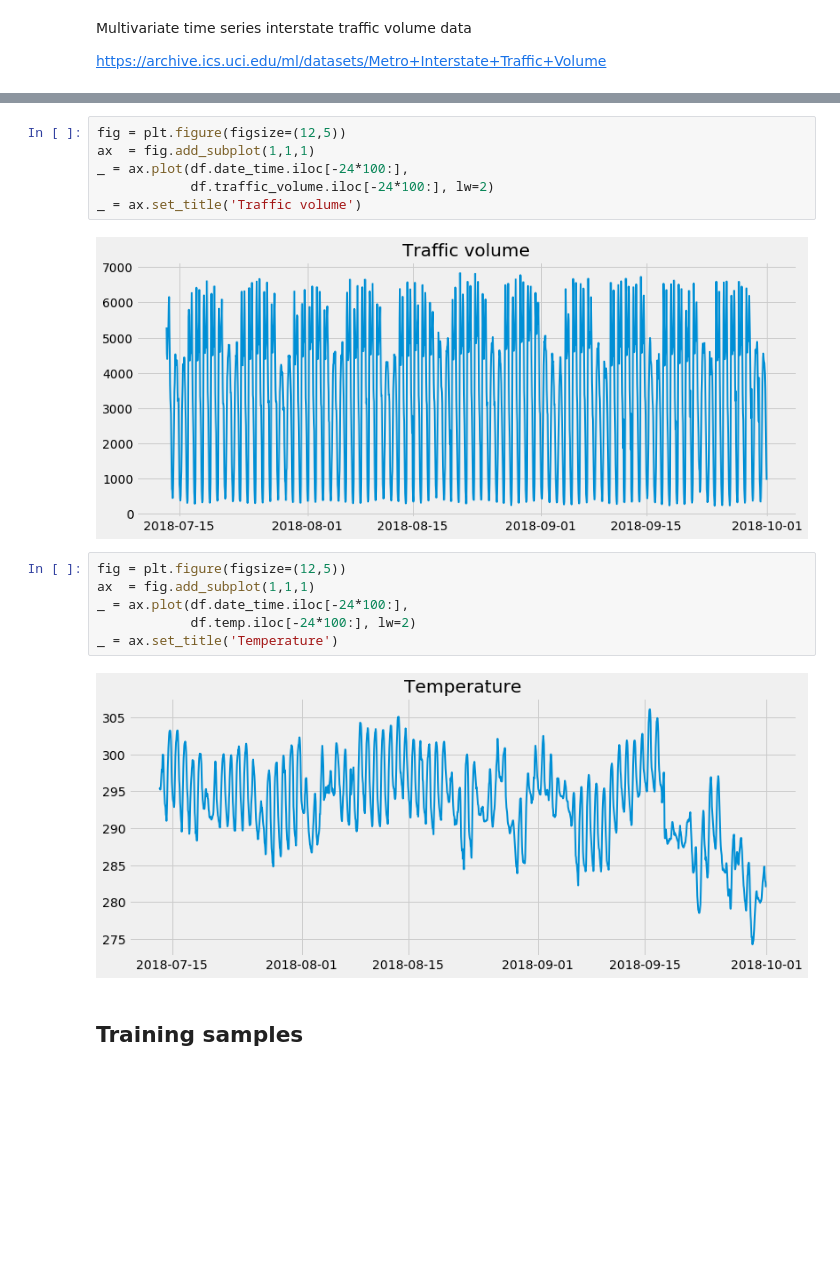
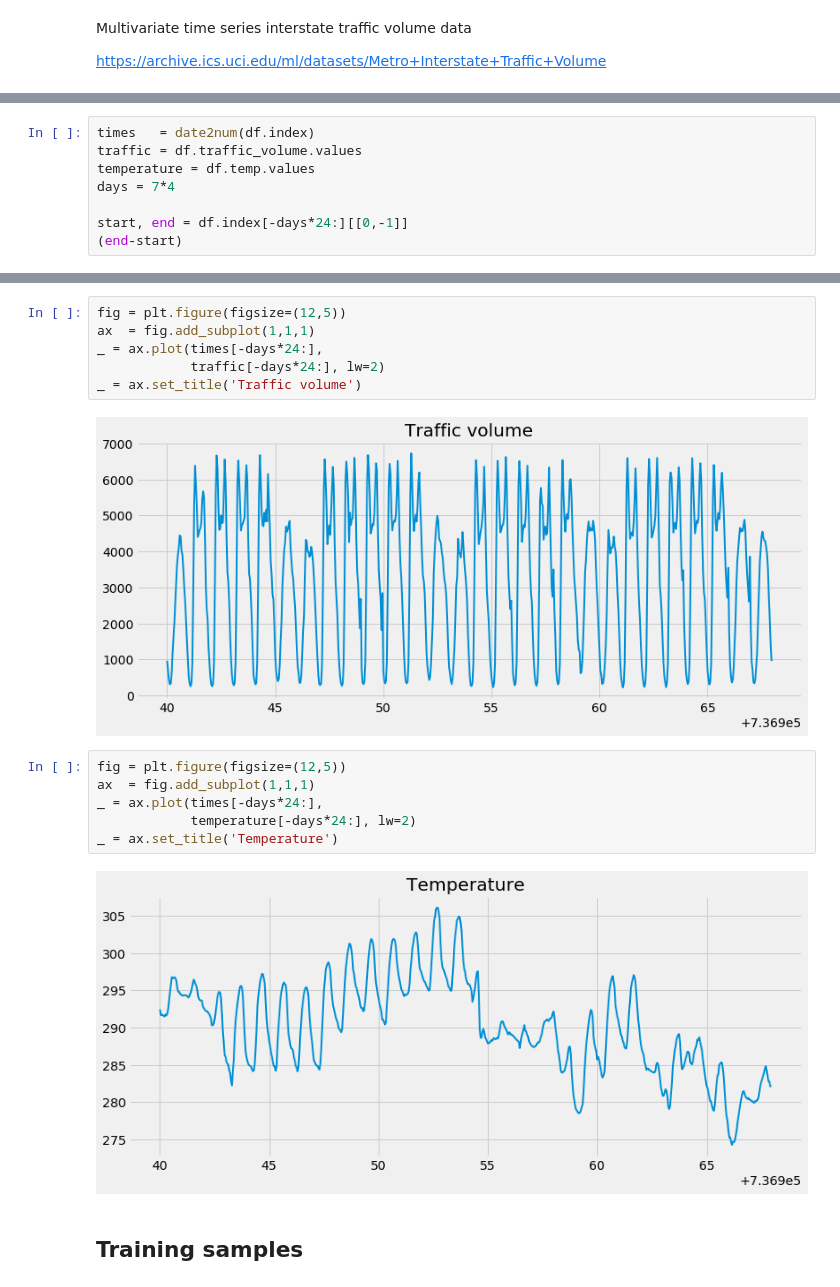
Before and after one commit to aybchan/uber-time-series, a Jupyter notebook: 01_dataset.ipynb, the cells around one changed output, grey strips where cells are left out. Cells and saved outputs as stored; diff of their text form; blank space fills up the shorter version.

Commit message:
Fix indexing discrepancy

```diff
--- a/01_dataset.ipynb
+++ b/01_dataset.ipynb
@@ -10,3 +11,11 @@ from matplotlib import pyplot as plt
 plt.style.use('fivethirtyeight')
 
 df = pipeline()
+# %%
+times   = date2num(df.index)
+traffic = df.traffic_volume.values
+temperature = df.temp.values
+days = 7*4
+
+start, end = df.index[-days*24:][[0,-1]]
+(end-start)
@@ -13,19 +24,19 @@ df = pipeline()
 # %%
 fig = plt.figure(figsize=(12,5))
 ax  = fig.add_subplot(1,1,1)
-_ = ax.plot(df.date_time.iloc[-24*100:],
-            df.traffic_volume.iloc[-24*100:], lw=2)
+_ = ax.plot(times[-days*24:],
+            traffic[-days*24:], lw=2)
 _ = ax.set_title('Traffic volume')
 # %% [output]
-[figure, old version]
+[figure, new version]
 # %%
 fig = plt.figure(figsize=(12,5))
 ax  = fig.add_subplot(1,1,1)
-_ = ax.plot(df.date_time.iloc[-24*100:],
-            df.temp.iloc[-24*100:], lw=2)
+_ = ax.plot(times[-days*24:],
+            temperature[-days*24:], lw=2)
 _ = ax.set_title('Temperature')
 # %% [output]
-[figure, old version]
+[figure, new version]
 # %% [markdown]
 ## Training samples
 # %%
```
Also changed, not shown: parts of 4 cells of this notebook, 1 other file.
